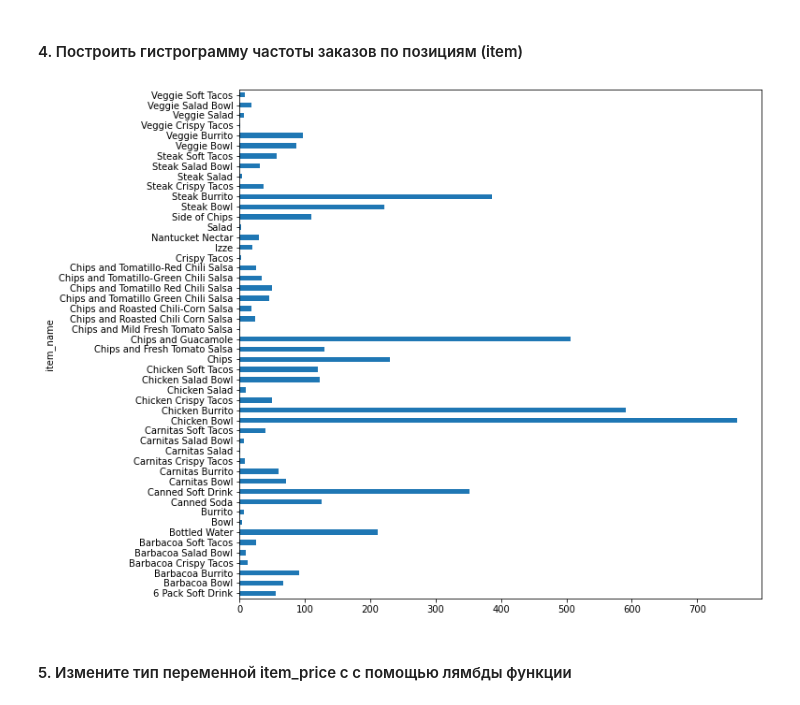
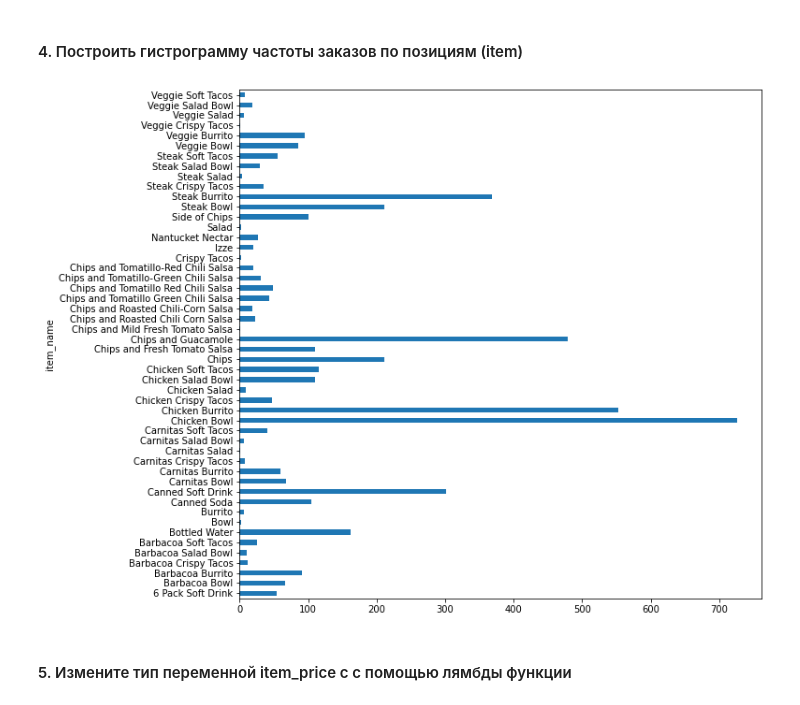
Before and after one commit to spaikus/SPBU-Intelligent-Systems, a Jupyter notebook: Pandas&DimensionalityReduction.ipynb, the cells around one changed output. Drawn from its saved outputs; the diff is of its cells as text; code cells hidden in the pictures.

```diff
--- a/Pandas&DimensionalityReduction.ipynb
+++ b/Pandas&DimensionalityReduction.ipynb
@@ -36,10 +36,10 @@ dataframe['item_name'].mode()[0]
 # %% [markdown]
 #### 4. Построить гистрограмму частоты заказов по позициям (item)
 # %%
-dataframe.groupby('item_name')['quantity'].sum().plot(kind='barh', figsize=(10,10))
+dataframe.groupby('item_name').size().plot(kind='barh', figsize=(10,10))
 plt.show()
 # %% [output]
-[figure, old version]
+[figure, new version]
 # %% [markdown]
 #### 5. Измените тип переменной item_price c с помощью лямбды функции
 # %%
```
Also changed, not shown: parts of 17 cells of this notebook.
